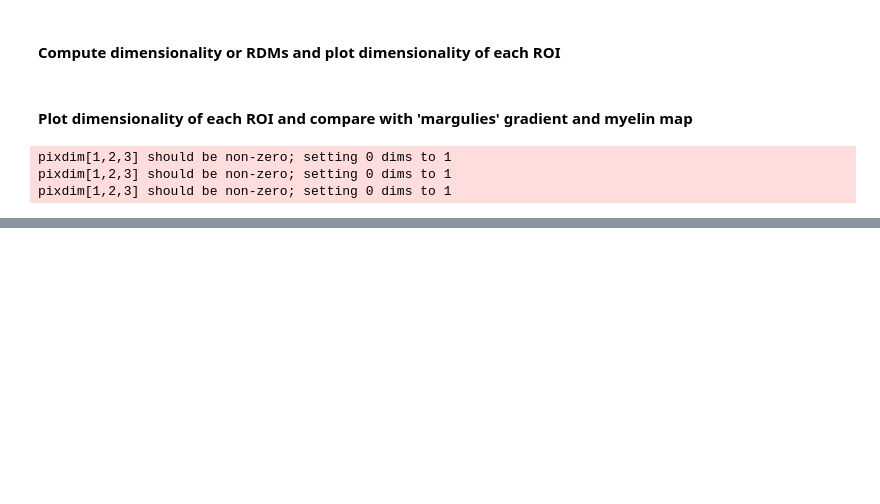
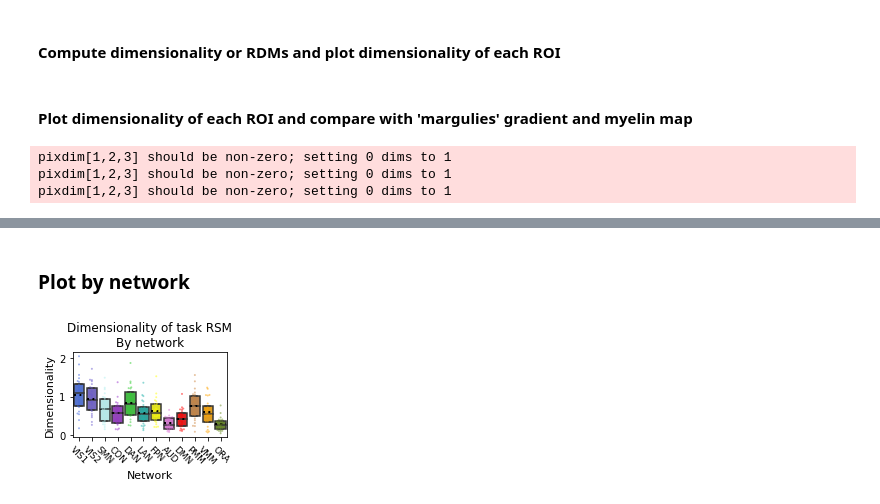
Before and after one commit to ito-takuya/mdtb_data, a Jupyter notebook: scripts/tfMRI_RDM_analysis.ipynb, the cells around one changed output, grey strips where cells are left out. Drawn from its saved outputs; the diff is of its cells as text; code cells hidden in the pictures; blank space fills up the shorter version.

```diff
--- a/scripts/tfMRI_RDM_analysis.ipynb
+++ b/scripts/tfMRI_RDM_analysis.ipynb
@@ -338,0 +304,2 @@ plt.savefig(figuredir + 'RSMDimensionality_ParcelLevel.png',dpi=300)
+# %% [markdown]
+### Plot by network
@@ -338,0 +320,20 @@ plt.savefig(figuredir + 'RSMDimensionality_ParcelLevel.png',dpi=300)
+# %%
+
+plt.figure(figsize=(3,2.5))
+# plt.figure(figsize=(10,7))
+ax = sns.boxplot(x="Network",y="Dimensionality",data=rsm_dim_parcel,
+            palette=networkpalette,
+           meanline=True,showmeans=True,meanprops={'linewidth':2,'color':'k','linestyle':':'},
+           medianprops={'linestyle':'-'},sym='',whis=0);
+sns.swarmplot(x="Network",y="Dimensionality",data=rsm_dim_parcel,
+            palette=networkpalette,
+            alpha=0.5,size=2,dodge=True);
+plt.title('Dimensionality of task RSM\nBy network', fontsize=12);
+plt.xlabel('Network',fontsize=11);
+plt.ylabel('Dimensionality',fontsize=11);
+plt.xticks(fontsize=9,rotation=-45);
+plt.yticks(fontsize=10);
+plt.tight_layout()
+plt.savefig(figuredir + 'RSMDimensionality_NetworkDescription64k.png',dpi=300)
+# %% [output]
+[figure, added]
```
Also changed, not shown: parts of 15 cells of this notebook.
